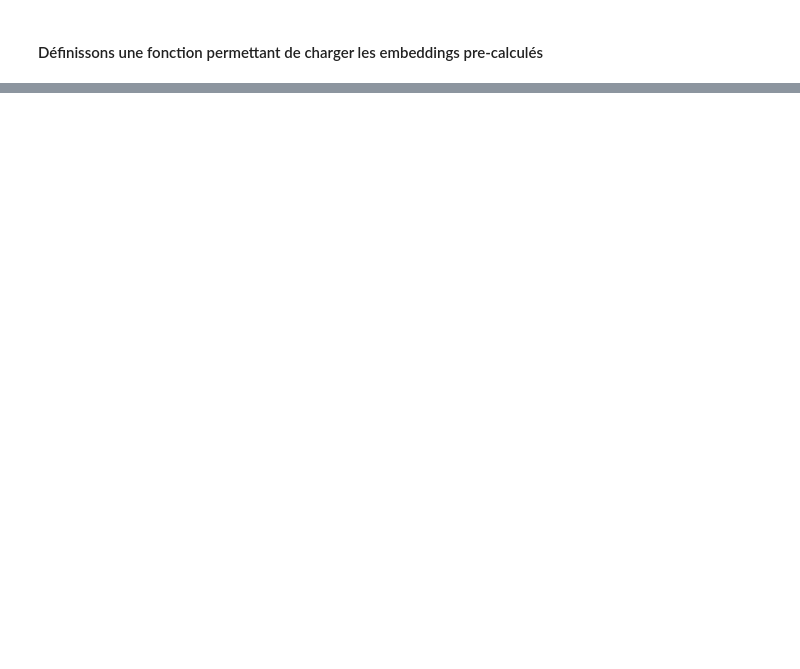
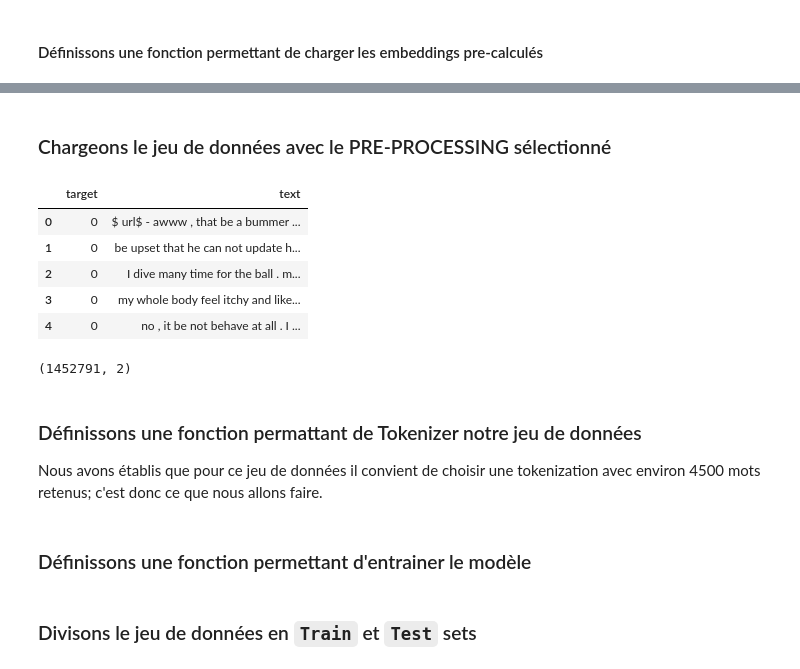
Before and after one commit to Valkea/OC_AI_07, a Jupyter notebook: 05_Classification_NN_Select_Embedding.ipynb, the cells around one changed output, grey strips where cells are left out. Drawn from its saved outputs; the diff is of its cells as text; code cells hidden in the pictures; blank space fills up the shorter version.

```diff
--- a/05_Classification_NN_Select_Embedding.ipynb
+++ b/05_Classification_NN_Select_Embedding.ipynb
@@ -148,0 +207,21 @@ em_model_gv100.get('likexxx') # No Error No return
+# %% [markdown]
+### Chargeons le jeu de données avec le PRE-PROCESSING sélectionné
+# %%
+data_work = pd.read_csv(
+    pathlib.Path(pathlib.Path().absolute(), 'data', 'data_nlp_1563108.csv'),
+    usecols=['target', 'lemmas_not_filtered'],
+    encoding='ISO-8859-1',
+)
+data_work.rename(columns={'lemmas_not_filtered':'text'}, inplace=True)
+display(data_work.head(), data_work.shape)
+# %% [output]
+|  | target | text |
+| 0 | 0 | $ url$ - awww , that be a bummer ... |
+| 1 | 0 | be upset that he can not update h... |
+| 2 | 0 | I dive many time for the ball . m... |
+| 3 | 0 | my whole body feel itchy and like... |
+| 4 | 0 | no , it be not behave at all . I ... |
+(1452791, 2)
+# %% [markdown]
+### Définissons une fonction permattant de Tokenizer notre jeu de données
+Nous avons établis que pour ce jeu de données il convient de choisir une tokenization avec environ 4500 mots retenus; c'est donc ce que nous allons faire.
@@ -148,0 +255,2 @@ em_model_gv100.get('likexxx') # No Error No return
+# %% [markdown]
+### Définissons une fonction permettant d'entrainer le modèle
@@ -148,0 +295,2 @@ em_model_gv100.get('likexxx') # No Error No return
+# %% [markdown]
+### Divisons le jeu de données en `Train` et `Test` sets
```
Also changed, not shown: parts of 187 cells of this notebook, 5 other files.
